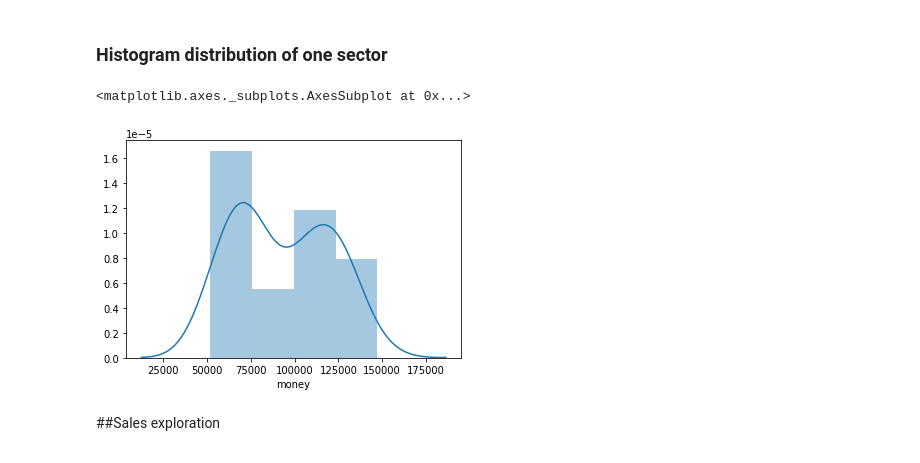
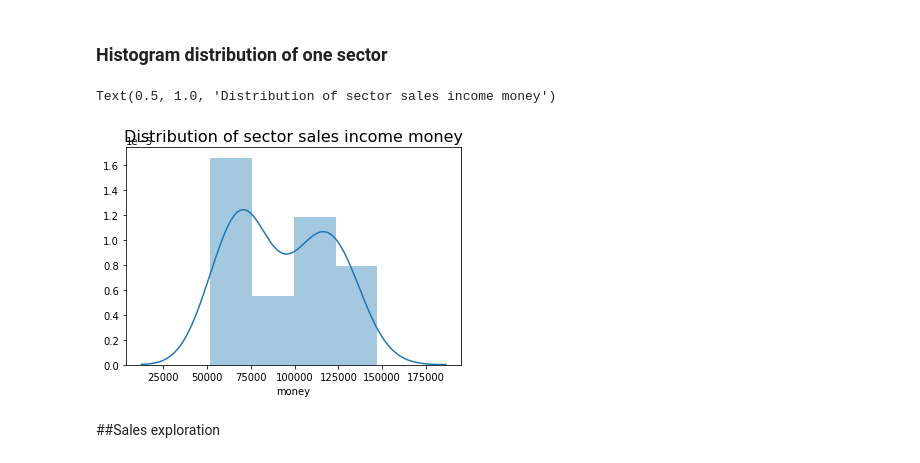
Before and after one commit to Venckus/lt-sectors-analysis, a Jupyter notebook: lt_economy_sectors.ipynb, the cells around one changed output. Cells and saved outputs as stored; diff of their text form; code cells hidden in the pictures.

```diff
--- a/lt_economy_sectors.ipynb
+++ b/lt_economy_sectors.ipynb
@@ -219,9 +221,10 @@ sales_income[sales_income['sectors'] == sectors[0]].describe()
 ### Histogram distribution of one sector
 # %%
 sns.distplot(a=sales_income[sales_income['sectors'] == sectors[0]]['money'], label=sectors[0])
+plt.title('Distribution of sector sales income money', fontdict={'fontsize': 16})
 # %% [output]
-<matplotlib.axes._subplots.AxesSubplot at 0x...>
+Text(0.5, 1.0, 'Distribution of sector sales income money')
-[figure, old version]
+[figure, new version]
 # %% [markdown]
 ##Sales exploration
 # %% [markdown]
```
Also changed, not shown: parts of 19 cells of this notebook.
